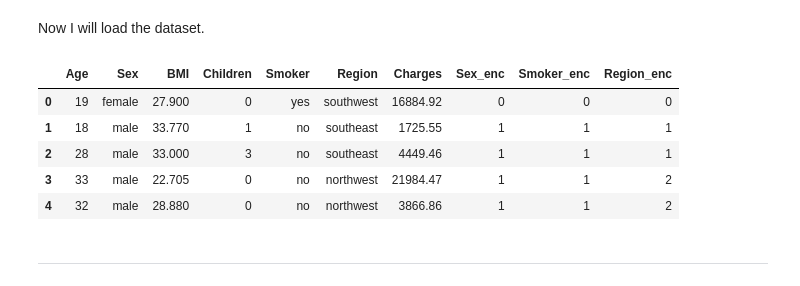
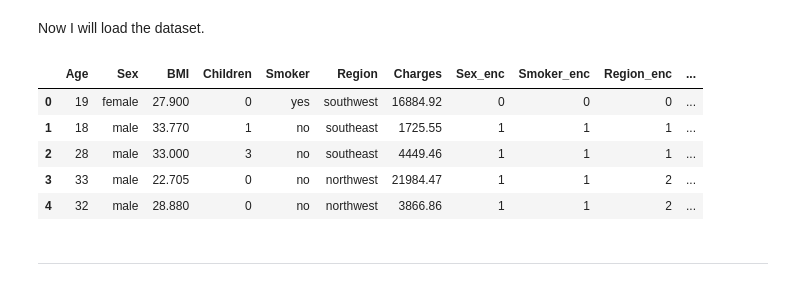
Before and after one commit to Hamza-Murshad/Hackathon2_project_team3, a Jupyter notebook: jupyter_notebooks/DataModel.ipynb, the cells around one changed output. Drawn from its saved outputs; the diff is of its cells as text; code cells hidden in the pictures.

```diff
--- a/jupyter_notebooks/DataModel.ipynb
+++ b/jupyter_notebooks/DataModel.ipynb
@@ -65,15 +65,15 @@ from sklearn.linear_model import LinearRegression
 # %% [markdown]
 Now I will load the dataset.
 # %%
-df = pd.read_csv("Dataset/Cleaned/df_transformed.csv")
+df = pd.read_csv("Dataset/Transformed/df_transformed_1.csv")
 df.head()
 # %% [output]
-|  | Age | Sex | BMI | Children | Smoker | Region | Charges | Sex_enc | Smoker_enc | Region_enc |
-| 0 | 19 | female | 27.900 | 0 | yes | southwest | 16884.92 | 0 | 0 | 0 |
-| 1 | 18 | male | 33.770 | 1 | no | southeast | 1725.55 | 1 | 1 | 1 |
-| 2 | 28 | male | 33.000 | 3 | no | southeast | 4449.46 | 1 | 1 | 1 |
-| 3 | 33 | male | 22.705 | 0 | no | northwest | 21984.47 | 1 | 1 | 2 |
-| 4 | 32 | male | 28.880 | 0 | no | northwest | 3866.86 | 1 | 1 | 2 |
+|  | Age | Sex | BMI | Children | Smoker | Region | Charges | Sex_enc | Smoker_enc | Region_enc | ... |
+| 0 | 19 | female | 27.900 | 0 | yes | southwest | 16884.92 | 0 | 0 | 0 | ... |
+| 1 | 18 | male | 33.770 | 1 | no | southeast | 1725.55 | 1 | 1 | 1 | ... |
+| 2 | 28 | male | 33.000 | 3 | no | southeast | 4449.46 | 1 | 1 | 1 | ... |
+| 3 | 33 | male | 22.705 | 0 | no | northwest | 21984.47 | 1 | 1 | 2 | ... |
+| 4 | 32 | male | 28.880 | 0 | no | northwest | 3866.86 | 1 | 1 | 2 | ... |
 # %% [markdown]
 ---
 # %% [markdown]
```
Also changed, not shown: parts of 13 cells of this notebook, 1 other file.
